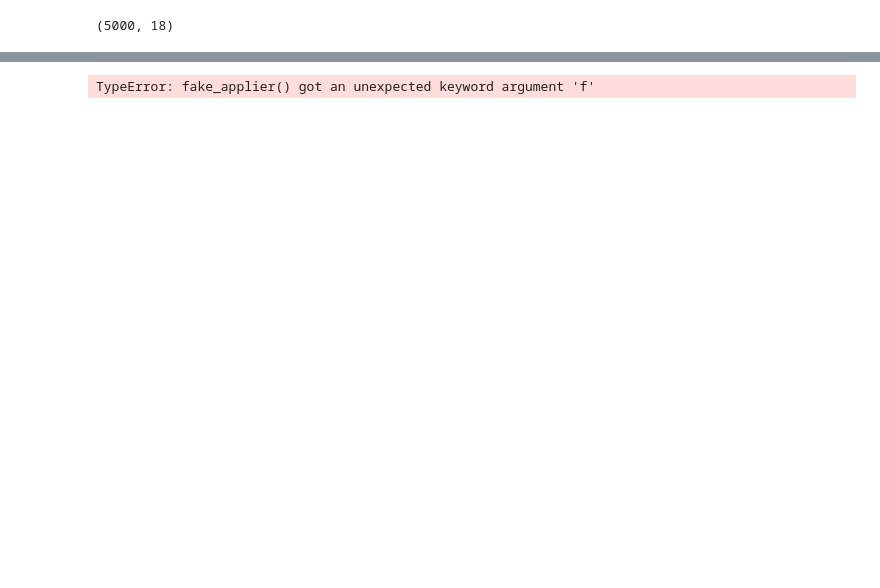
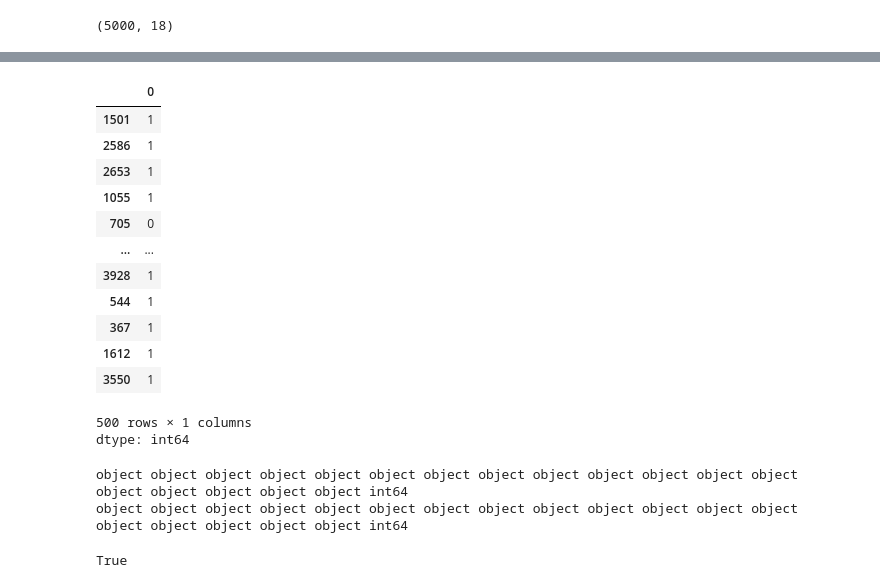
Before and after one commit to albertofalco/ENAP, a Jupyter notebook: 2025_01/preparation_tasks/main.ipynb, the cells around one changed output, grey strips where cells are left out. Saved outputs shown, nothing was run; the diff lists cells and outputs as text; code cells hidden in the pictures; blank space fills up the shorter version.

```diff
--- a/2025_01/preparation_tasks/main.ipynb
+++ b/2025_01/preparation_tasks/main.ipynb
@@ -94,7 +88,7 @@ df_sample.head()
 fake = Faker()
 # %%
 # Función para asignar valores vacios o fake.
-def fake_applier(x, f=0, scope=50):
+def fake_applier(x, att=0, scope=50, m=0, std=0):
   fake_attributes = {0: "",
                      1: fake.street_address(),
                      2: fake.email(),
@@ -102,11 +96,12 @@ def fake_applier(x, f=0, scope=50):
                      4: fake.last_name(),
                      5: fake.city(),
                      6: fake.date(pattern="%m/%d/%Y"),
-                     7: fake.random_int(min=10, max=100)
+                     7: fake.random_int(min=10, max=100),
+                     8: np.random.normal(loc=m, scale=std)
                      }
 
   if fake.boolean(chance_of_getting_true=scope):
-    return fake_attributes[f]
+    return fake_attributes[att]
   else:
     return x
 # %%
@@ -120,15 +115,21 @@ attributes_to_assign = {1: "Address",
                         4: "Last Name",
                         5: "City",
                         6: "Transaction Date",
-                        7: "Age"
+                        7: "Age",
+                        8: "Transaction Amount"
                         }
+
+# Obtención de media y desvio estandar.
+mean = np.mean(df_sample["Transaction Amount"])
+std_dev = np.std(df_sample["Transaction Amount"])
 
 # Asignación de valores fake.
 Faker.seed(42)
 for k, v in attributes_to_assign.items():
-  df_sample_fake[v] = df_sample[v].apply(func=fake_applier, args=(k, 10))
-  # df_sample[v] = df_sample[v].apply(func=fake_applier, args=(k, 10))
-  # print(f"{k}: {v}")
+  if k == 8:
+    df_sample_fake[v] = df_sample[v].apply(func=fake_applier, args=(k, 10, mean, std_dev))
+  else:
+    df_sample_fake[v] = df_sample[v].apply(func=fake_applier, args=(k, 10))
 # %%
 # Control de semilla y asignaciones.
 for k, v in attributes_to_assign.items():
@@ -154,17 +146 @@ Index([  23,  144,  199,  227,  416,  794,  811, 1001, 1020, 1029, 1210, 1417,
-# %%
-# Obtención de media y desvio estandar.
-mean = np.mean(df_sample["Transaction Amount"])
-std_dev = np.std(df_sample["Transaction Amount"])
-
-# Función para asignar valores fake.
-def fake_applier(x, scope=50):
-  if fake.boolean(chance_of_getting_true=scope):
-    return np.random.normal(loc=mean, scale=std_dev)
-  else:
-    return x
-
-# Aplicación de la función a todas las celdas.
-Faker.seed(42)
-np.random.seed(42)
-df_sample_fake["Transaction Amount"] = df_sample["Transaction Amount"].apply(func=fake_applier)
 # %%
@@ -179,6 +156,22 @@ df_sample_fake.head()
 # %%
 # Asignación de valores vacios.
 Faker.seed(42)
-df_sample.map(func=fake_applier, f=0, scope=10)
+df_sample_fake = df_sample_fake.map(func=fake_applier, att=0, scope=10)
-# %% [output]
-TypeError: fake_applier() got an unexpected keyword argument 'f'
+# %%
+# Generación de label si existen diferencias en los registros.
+((len(df_sample.columns) - np.sum(df_sample == df_sample_fake, axis=1)) != 0) * 1
+# %% [output]
+|  | 0 |
+| 1501 | 1 |
+| 2586 | 1 |
+| 2653 | 1 |
+| 1055 | 1 |
+| 705 | 0 |
+| ... | ... |
+| 3928 | 1 |
+| 544 | 1 |
+| 367 | 1 |
+| 1612 | 1 |
+| 3550 | 1 |
+500 rows × 1 columns
+dtype: int64
@@ -184,0 +189,7 @@ TypeError: fake_applier() got an unexpected keyword argument 'f'
+# %%
+# Control de dtypes.
+print(*df_1.dtypes)
+print(*df_sample_fake.dtypes)
+# %% [output]
+object object object object object object object object object object object object object object object object object object int64
+object object object object object object object object object object object object object object object object object object int64
@@ -184,0 +202,5 @@ TypeError: fake_applier() got an unexpected keyword argument 'f'
+# %%
+# Control del index del dataframe.
+df_combined.index.is_monotonic_increasing
+# %% [output]
+True
```
Also changed, not shown: parts of 12 cells of this notebook.
